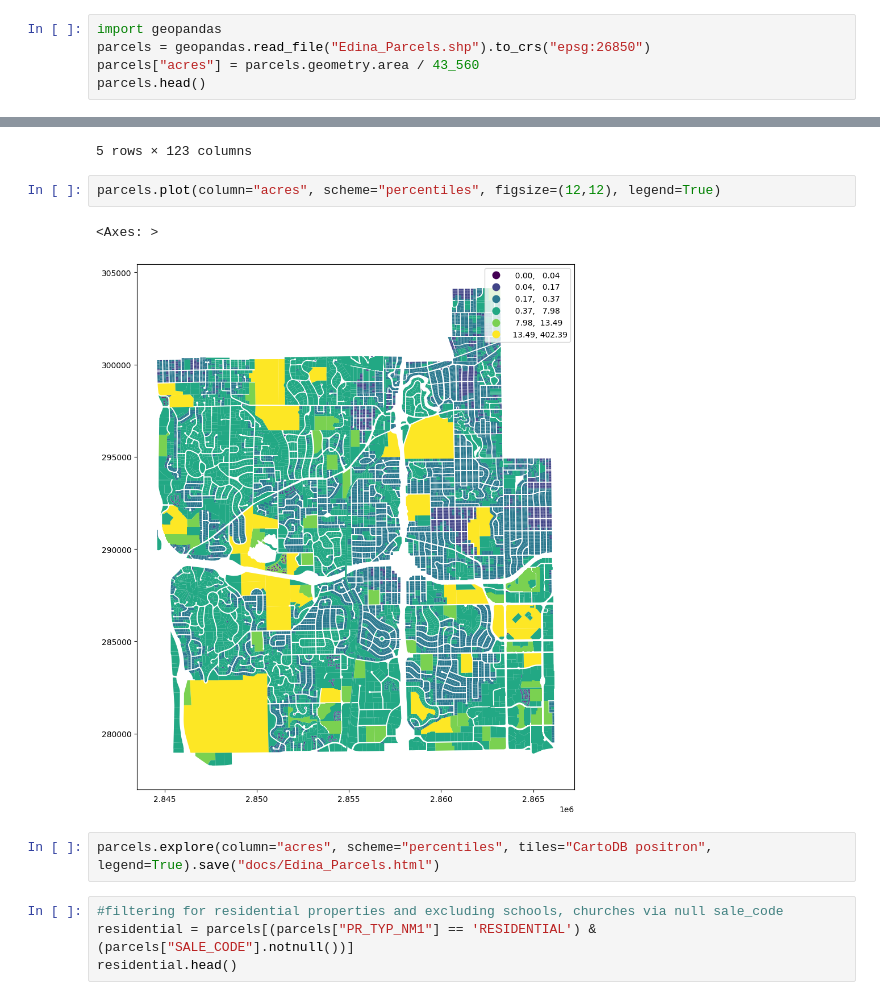
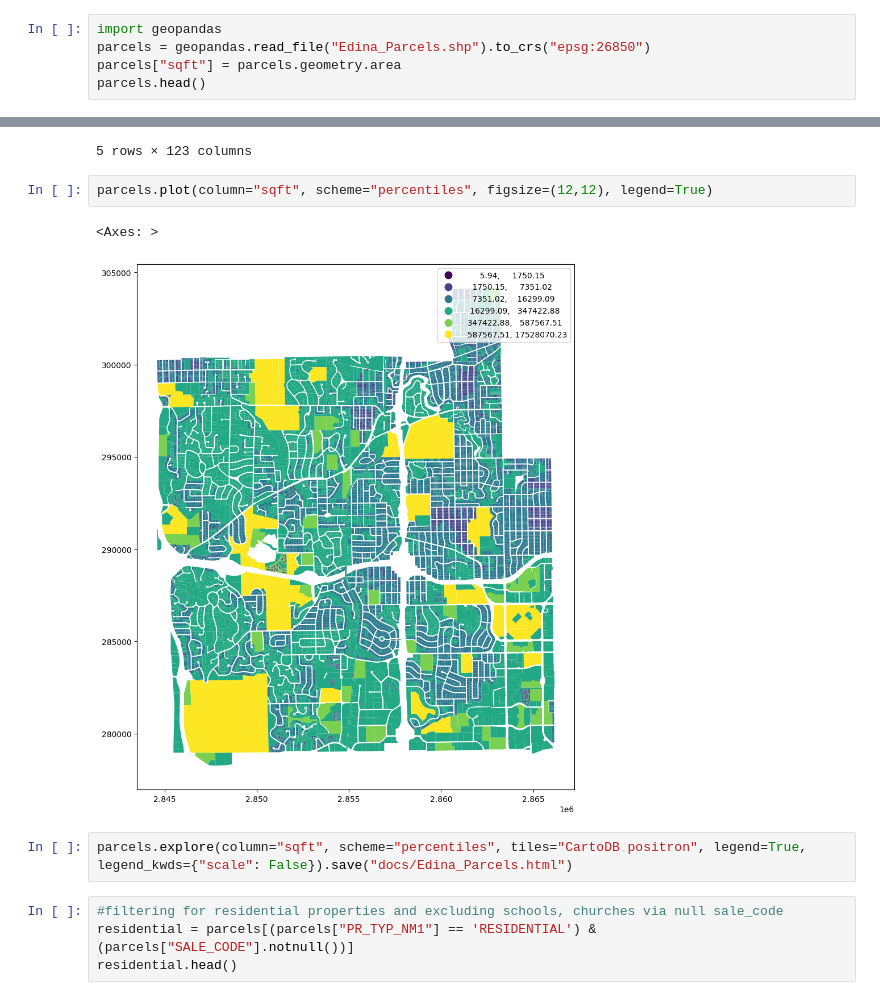
Before and after one commit to n0rb3rt/edina-gis, a Jupyter notebook: Edina_Parcels.ipynb, the cells around one changed output, grey strips where cells are left out. Drawn from its saved outputs; the diff is of its cells as text.

```diff
--- a/Edina_Parcels.ipynb
+++ b/Edina_Parcels.ipynb
@@ -29,7 +29,7 @@ Warning 1: One or several characters couldn't be converted correctly from UTF-8
 # %%
 import geopandas
 parcels = geopandas.read_file("Edina_Parcels.shp").to_crs("epsg:26850")
-parcels["acres"] = parcels.geometry.area / 43_560
+parcels["sqft"] = parcels.geometry.area
 parcels.head()
 # %% [output]
 |  | OBJECTID | PID | PID_TEXT | DIV_STATUS | FEATURECOD | STATE_CD | TORRENS_TY | HOUSE_NO | FRAC_HOUSE | ... |
@@ -40,12 +40,12 @@ parcels.head()
 | 4 | 31268 | 0511621110055 | (55) | None | 501 | 880 | T | 6205 | None | ... |
 5 rows × 123 columns
 # %%
-parcels.plot(column="acres", scheme="percentiles", figsize=(12,12), legend=True)
+parcels.plot(column="sqft", scheme="percentiles", figsize=(12,12), legend=True)
 # %% [output]
 <Axes: >
-[figure, old version]
+[figure, new version]
 # %%
-parcels.explore(column="acres", scheme="percentiles", tiles="CartoDB positron", legend=True).save("docs/Edina_Parcels.html")
+parcels.explore(column="sqft", scheme="percentiles", tiles="CartoDB positron", legend=True, legend_kwds={"scale": False}).save("docs/Edina_Parcels.html")
 # %%
 #filtering for residential properties and excluding schools, churches via null sale_code
 residential = parcels[(parcels["PR_TYP_NM1"] == 'RESIDENTIAL') & (parcels["SALE_CODE"].notnull())]
```
Also changed, not shown: parts of 2 cells of this notebook, 2 other files.
